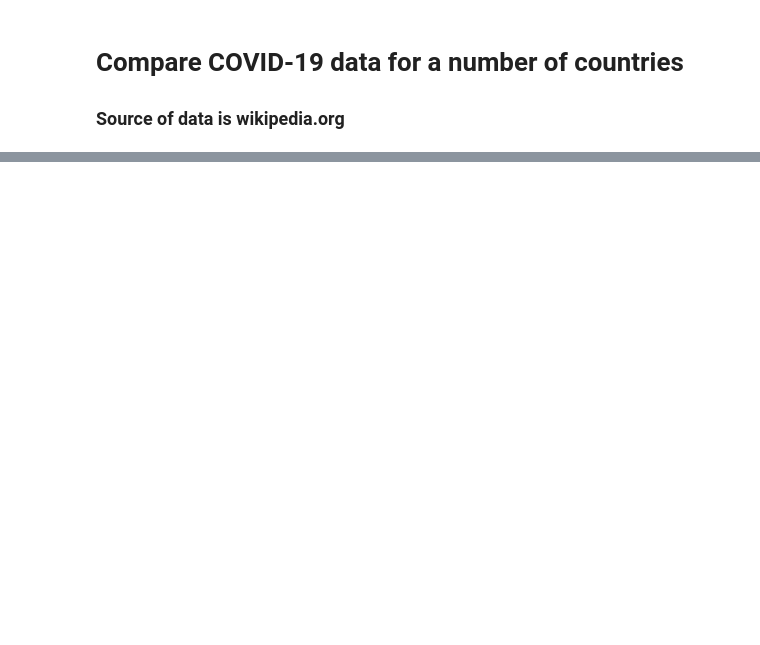
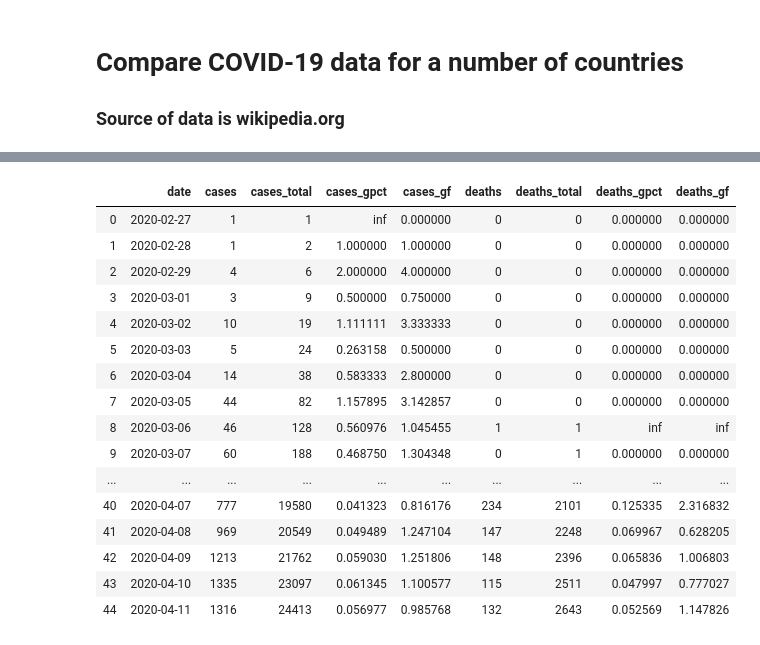
Before and after one commit to DeCooper88/corona, a Jupyter notebook: countries_analysis.ipynb, the cells around one changed output, grey strips where cells are left out. Drawn from its saved outputs; the diff is of its cells as text; code cells hidden in the pictures; blank space fills up the shorter version.

```diff
--- a/countries_analysis.ipynb
+++ b/countries_analysis.ipynb
@@ -9,13 +94,4 @@ import data_scraper as ds
 # %%
-def get_data(download=False):
-    if download:
-        all_countries = ds.wiki_shortcodes.keys()
-        df = ds.download_data(all_countries)
-        df.to_pickle('wikipedia_data.pickle')
-        return df
-    return pd.read_pickle('wikipedia_data.pickle')
-
-
 def filter_columns(df, start_string):
     """Return list of columns in dataframe that start with start_string."""
     return [col for col in df.columns if col.startswith(start_string)]
@@ -61,3 +137,34 @@ def growth_table(df, threshold):
     # replace remaining 0 with nan (for example, UK often report deaths day later)
     frame = frame.replace(0, np.nan)
     return frame
+
+def country_dataframe(data, shortcode):
+    """
+    create a dataframe with the COVID-19 data for a specific country
+    data(dataframe): source data
+    shortcode(string): two-letter code for country
+    """
+    cols = [data.columns[0]] + [c for c in data.columns if c.endswith(shortcode)]
+    df = data.loc[:, cols]
+    # rename columns
+    df.columns = ['date', 'cases_total', 'deaths_total']
+    # filter out rows with 0 cases
+    df = df[df.cases_total > 0]
+    df = df.reset_index(drop=True)
+    # create daily cases column
+    df.insert(1, 'cases', df.cases_total - df.cases_total.shift(1))
+    df.loc[0, 'cases'] = df.loc[0, 'cases_total']
+    # create daily deaths column
+    df.insert(3, 'deaths', df.deaths_total - df.deaths_total.shift(1))
+    df.loc[0, 'deaths'] = df.loc[0, 'deaths_total']
+    # change column types to integer
+    df.loc[:, ['cases', 'deaths']] = df.loc[:, ['cases', 'deaths']].astype('int')
+    # create growth percentage columns
+    df.insert(3, 'cases_gpct', df.cases / (df.cases_total - df.cases))
+    df['deaths_gpct'] = df.deaths / (df.deaths_total - df.deaths)
+    # create growth factor columns
+    df.insert(4, 'cases_gf', df.cases / df.cases.shift(1))
+    df['deaths_gf'] = df.deaths / df.deaths.shift(1)
+    # replace NaN values by 0
+    df = df.replace(np.nan, 0)
+    return df
@@ -157,0 +263,21 @@ ax2.legend(loc='upper left', fontsize='large');
+# %%
+nl = country_dataframe(wiki_data, 'nl')
+nl
+# %% [output]
+|  | date | cases | cases_total | cases_gpct | cases_gf | deaths | deaths_total | deaths_gpct | deaths_gf |
+| 0 | 2020-02-27 | 1 | 1 | inf | 0.000000 | 0 | 0 | 0.000000 | 0.000000 |
+| 1 | 2020-02-28 | 1 | 2 | 1.000000 | 1.000000 | 0 | 0 | 0.000000 | 0.000000 |
+| 2 | 2020-02-29 | 4 | 6 | 2.000000 | 4.000000 | 0 | 0 | 0.000000 | 0.000000 |
+| 3 | 2020-03-01 | 3 | 9 | 0.500000 | 0.750000 | 0 | 0 | 0.000000 | 0.000000 |
+| 4 | 2020-03-02 | 10 | 19 | 1.111111 | 3.333333 | 0 | 0 | 0.000000 | 0.000000 |
+| 5 | 2020-03-03 | 5 | 24 | 0.263158 | 0.500000 | 0 | 0 | 0.000000 | 0.000000 |
+| 6 | 2020-03-04 | 14 | 38 | 0.583333 | 2.800000 | 0 | 0 | 0.000000 | 0.000000 |
+| 7 | 2020-03-05 | 44 | 82 | 1.157895 | 3.142857 | 0 | 0 | 0.000000 | 0.000000 |
+| 8 | 2020-03-06 | 46 | 128 | 0.560976 | 1.045455 | 1 | 1 | inf | inf |
+| 9 | 2020-03-07 | 60 | 188 | 0.468750 | 1.304348 | 0 | 1 | 0.000000 | 0.000000 |
+| ... | ... | ... | ... | ... | ... | ... | ... | ... | ... |
+| 40 | 2020-04-07 | 777 | 19580 | 0.041323 | 0.816176 | 234 | 2101 | 0.125335 | 2.316832 |
+| 41 | 2020-04-08 | 969 | 20549 | 0.049489 | 1.247104 | 147 | 2248 | 0.069967 | 0.628205 |
+| 42 | 2020-04-09 | 1213 | 21762 | 0.059030 | 1.251806 | 148 | 2396 | 0.065836 | 1.006803 |
+| 43 | 2020-04-10 | 1335 | 23097 | 0.061345 | 1.100577 | 115 | 2511 | 0.047997 | 0.777027 |
+| 44 | 2020-04-11 | 1316 | 24413 | 0.056977 | 0.985768 | 132 | 2643 | 0.052569 | 1.147826 |
```
Also changed, not shown: parts of 13 cells of this notebook.
